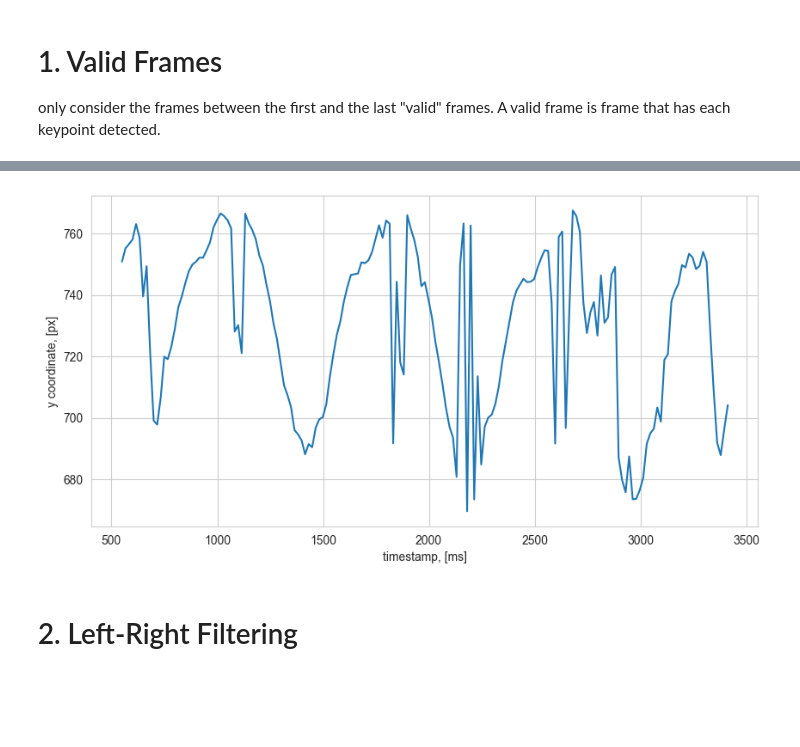
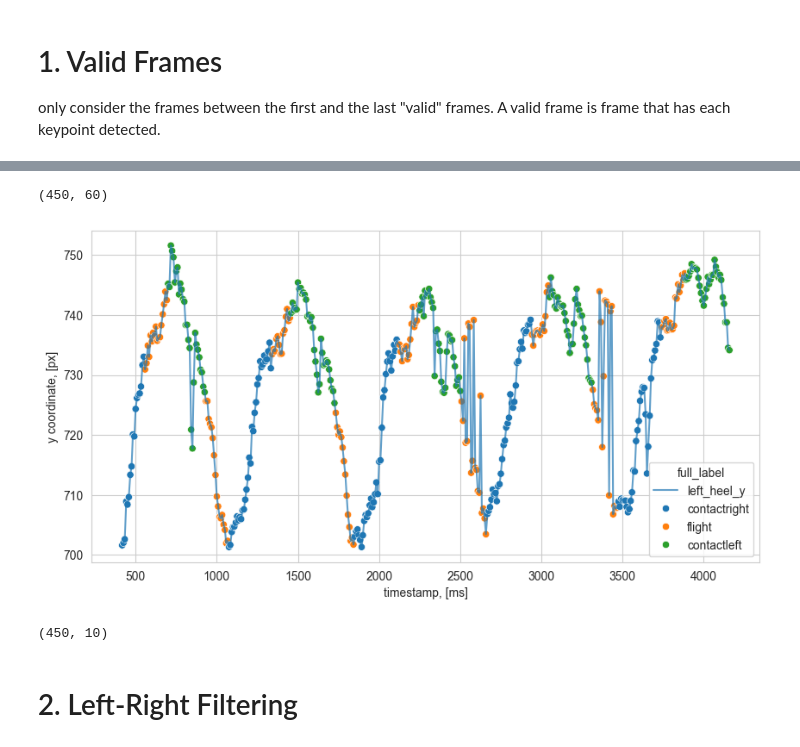
Before and after one commit to mlubneuskaya/running, a Jupyter notebook: notebooks/signal_cleaning.ipynb, the cells around one changed output, grey strips where cells are left out. Drawn from its saved outputs; the diff is of its cells as text; code cells hidden in the pictures; blank space fills up the shorter version.

```diff
--- a/notebooks/signal_cleaning.ipynb
+++ b/notebooks/signal_cleaning.ipynb
@@ -28,6 +35,12 @@ with open(os.path.join(pose_model_output_path), "r") as f:
 
 connections = pose_model_output["connections"]
 pose_data = pose_model_output["pose_data"]
+# %%
+annotations = pd.read_csv(annotations_path)
+annotations['side'] = annotations['side'].fillna('')
+annotations = annotations[annotations['video_path'] == video_path]
+# %%
+annotations['ms'] = round((annotations['frame_number'] - 569) / 120 * 1000)
 # %%
 keypoints = list(set([x for xs in connections for x in xs]))
 # %% [markdown]
@@ -42,3 +55,4 @@ valid_indices = get_valid_frames(pose_data, keypoints)
 pose_data = flatten_pose_data(
     pose_data[valid_indices[0] : valid_indices[-1]], keys_to_exclude=keys_to_exclude
 )
+pose_data['frame_number'] = pose_data['timestamp_ms'] * 120 // 1000 + 569
@@ -45,19 +77,38 @@ pose_data = flatten_pose_data(
+# %%
+merged = pd.merge(annotations, pose_data, on='frame_number', how='inner') #annotations.join(pose_data, on='frame_number', how='inner', rsuffix='_right')
+merged['full_label'] = merged['label'] + merged['side']
+# %%
+merged.shape
+# %% [output]
+(450, 60)
 # %%
 fig, ax = plt.subplots(nrows=1, ncols=1, figsize=(10, 5))
 
-pose_data.plot(
-    x="timestamp_ms",
+merged.plot(
+    x="ms",
     y=keypoint,
     ax=ax,
     ylabel="y coordinate, [px]",
     xlabel="timestamp, [ms]",
     # title="Keypoint Position vs Time",
     grid=True,
     legend=False,
+    alpha=0.7
+)
+sns.scatterplot(
+    data=merged,
+    x="ms",
+    y=keypoint,
+    hue="full_label",
+    ax=ax,
 )
 ax.get_figure().savefig("../data/output/plots/step_1.png", dpi=300, bbox_inches="tight")
 # %% [output]
-[figure, old version]
+[figure, new version]
+# %%
+annotations.shape
+# %% [output]
+(450, 10)
 # %% [markdown]
 # 2. Left-Right Filtering
 # %%
```
Also changed, not shown: parts of 9 cells of this notebook, 37 other files.
